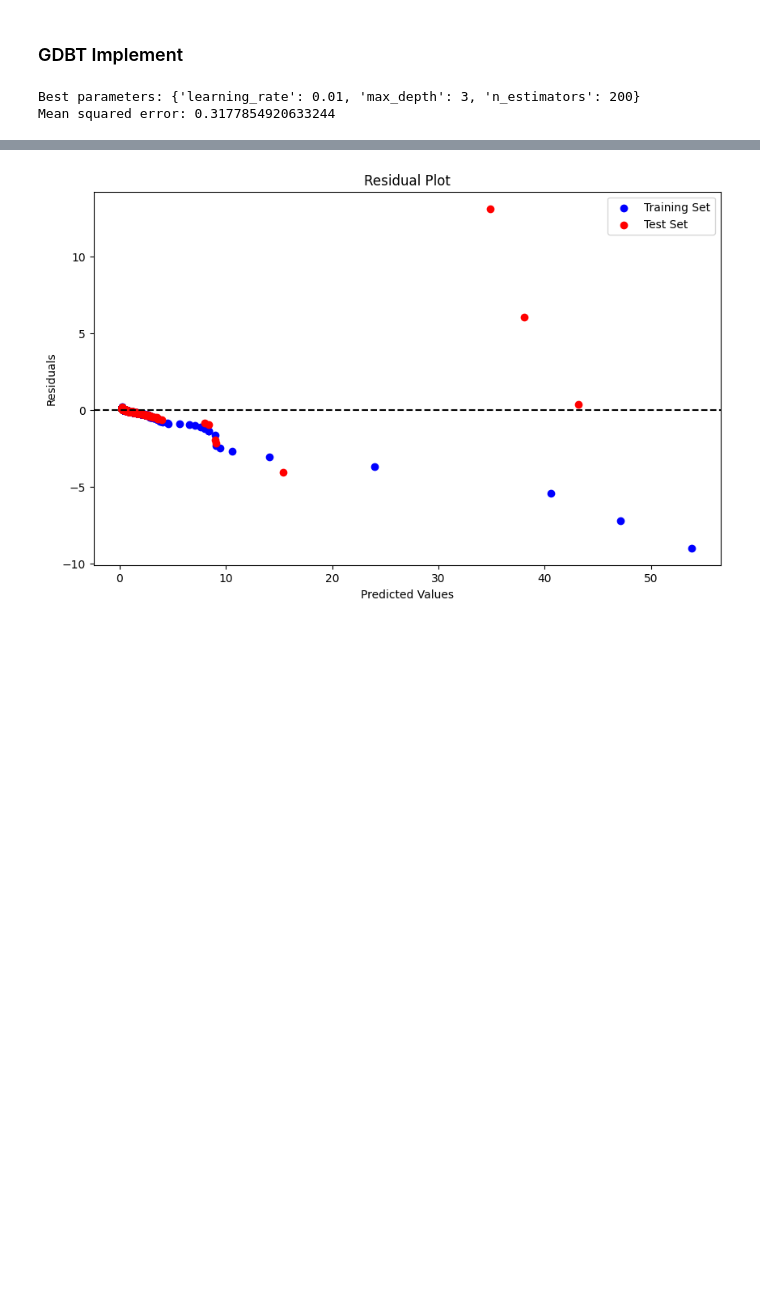
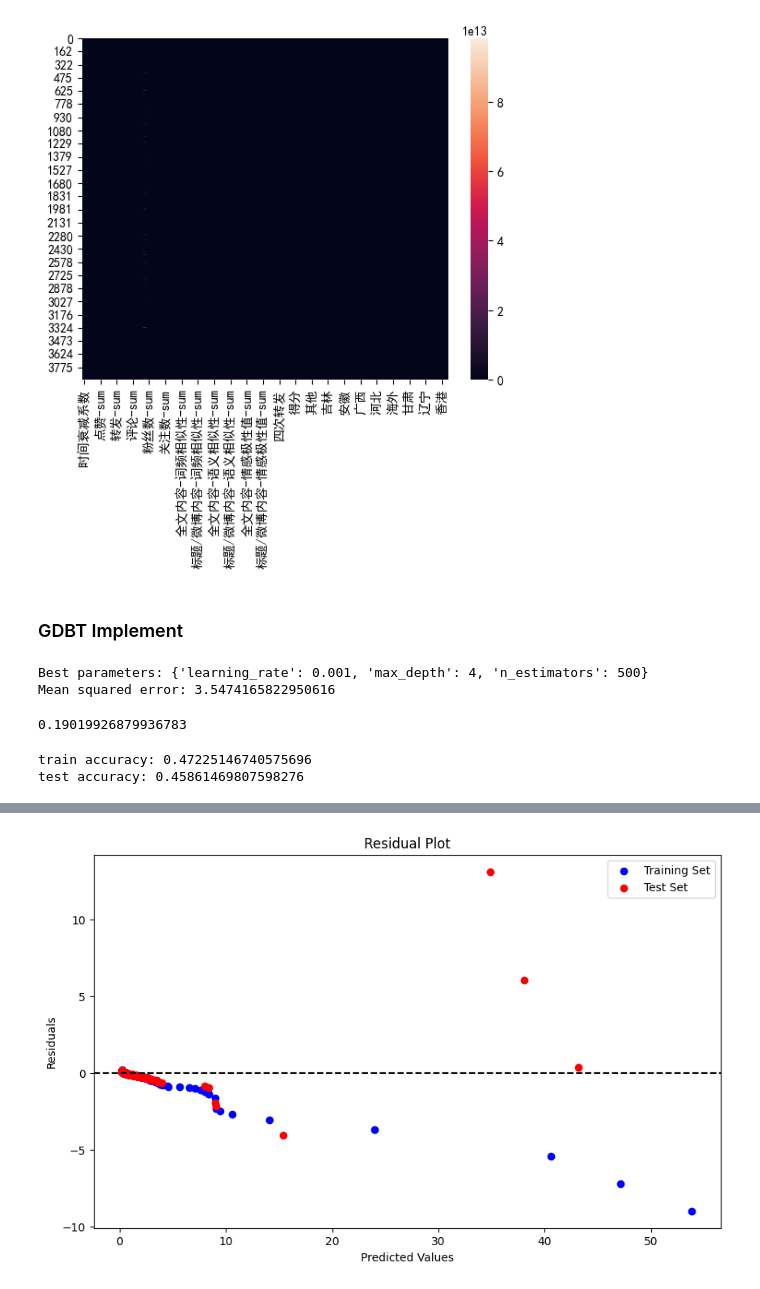
Before and after one commit to Simon006/data_minig_contest_new_media, a Jupyter notebook: GDBT_training.ipynb, the cells around one changed output, grey strips where cells are left out. Saved outputs shown, nothing was run; the diff lists cells and outputs as text; code cells hidden in the pictures; blank space fills up the shorter version.

```diff
--- a/GDBT_training.ipynb
+++ b/GDBT_training.ipynb
@@ -73,3 +79,11 @@ print("removed_indices:",removed_indices)
+# %%
+# 热度图
+plt.figure()
+sns.heatmap(x_data_process)
+plt.savefig('./data/seaborn_heatmap_metadata_list.png')
+plt.show()
+# %% [output]
+[figure, added]
 # %%
 # 注意此处行号与excel中显示的行号数字减2
 y_data_clean = y_data.drop(y_data.index[removed_indices])
@@ -93,14 +110,14 @@ model = GradientBoostingRegressor()
 # 定义参数搜索空间
 # Best parameters {'learning_rate': 0.01, 'max_depth': 3, 'n_estimators': 200}
 param_grid = {
-    'n_estimators': [100, 200, 300],
-    'learning_rate': [0.1, 0.05, 0.01],
+    'n_estimators': [200, 400, 500],
+    'learning_rate': [0.01,0.001],
     'max_depth': [3, 4, 5]
 }
 
 # 创建GridSearchCV对象
 grid_search = GridSearchCV(estimator=model, param_grid=param_grid, cv=5)
-
+# X_train.drop("序号",axis=1)
 # 拟合训练数据
 grid_search.fit(X_train, y_train)
 
@@ -109,10 +126,10 @@ best_params = grid_search.best_params_
 print("Best parameters:", best_params)
 
 # 保存最佳模型
-joblib.dump(grid_search.best_estimator_, 'best_model.pkl')
+joblib.dump(grid_search.best_estimator_, 'best_model_7_15.pkl')
 
 # 加载最佳模型
-loaded_model = joblib.load('best_model.pkl')
+loaded_model = joblib.load('best_model_7_15.pkl')
 
 # 使用加载的模型进行预测
 y_pred = loaded_model.predict(X_test)
@@ -121,5 +138,17 @@ y_pred = loaded_model.predict(X_test)
 mse = mean_squared_error(y_test, y_pred)
 print("Mean squared error:", mse)
 # %% [output]
-Best parameters: {'learning_rate': 0.01, 'max_depth': 3, 'n_estimators': 200}
-Mean squared error: 0.3177854920633244
+Best parameters: {'learning_rate': 0.001, 'max_depth': 4, 'n_estimators': 500}
+Mean squared error: 3.5474165822950616
+# %%
+print(grid_search.best_score_)
+# %% [output]
+0.19019926879936783
+# %%
+acc_train = grid_search.score(X_train, y_train)
+acc_test = grid_search.score(X_test, y_test)
+print("train accuracy:",acc_train)
+print("test accuracy:",acc_test)
+# %% [output]
+train accuracy: 0.47225146740575696
+test accuracy: 0.45861469807598276
```
Also changed, not shown: parts of 9 cells of this notebook, 11 other files.
